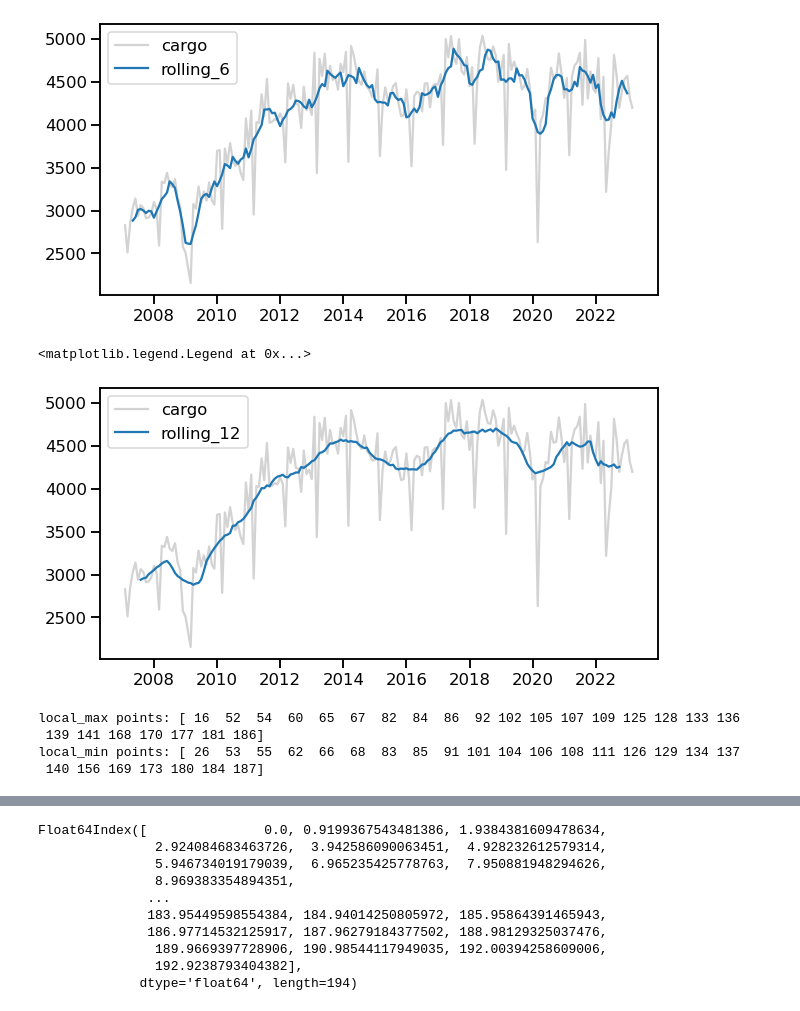
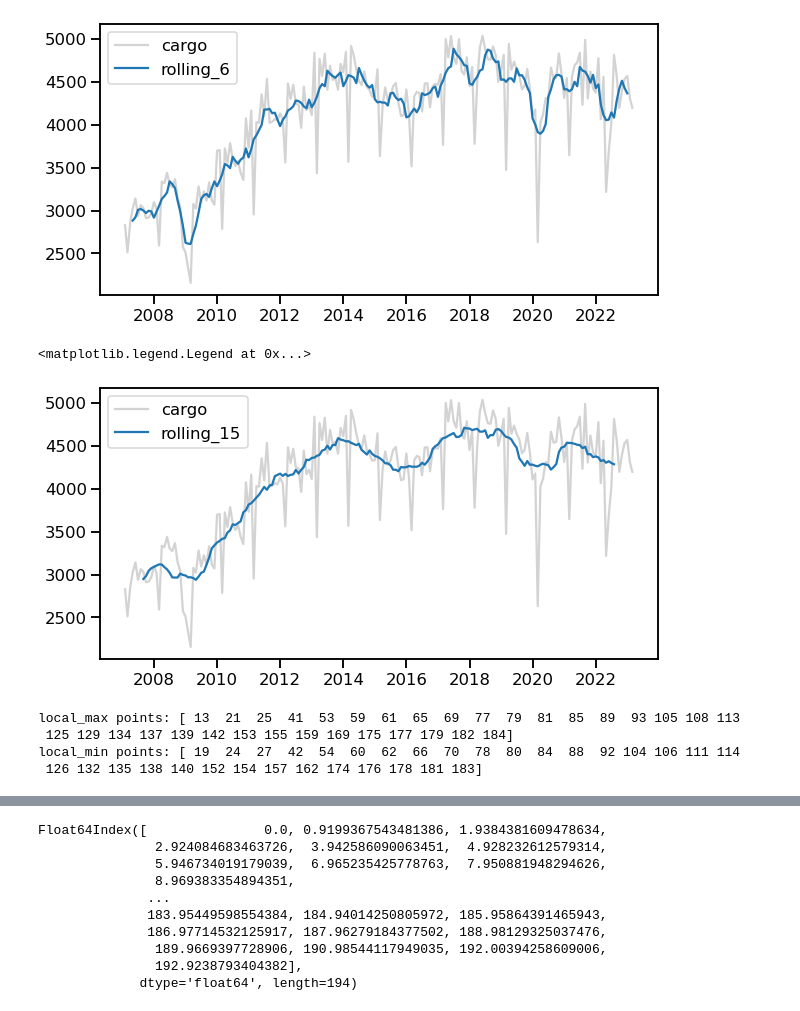
Before and after one commit to 21ckwj/project, a Jupyter notebook: project_container_freight_prediction/2. 데이터분석 및 예측.ipynb, the cells around one changed output, grey strips where cells are left out. Saved outputs shown, nothing was run; the diff lists cells and outputs as text; code cells hidden in the pictures.

```diff
--- a/project_container_freight_prediction/2. 데이터분석 및 예측.ipynb
+++ b/project_container_freight_prediction/2. 데이터분석 및 예측.ipynb
@@ -377,17 +379,17 @@ ax.legend()
 <matplotlib.legend.Legend at 0x...>
 [figure]
 # %%
-window = 12
+window = 15
 df_rolling = df_.rolling(window=window,center=True).mean()
 
 fig,ax = plt.subplots(figsize=(10,5))
 
 ax.plot(df_.index, df_['cargo'], label='cargo',color='lightgray')
 ax.plot(df_rolling.index, df_rolling['cargo'], label=f'rolling_{window}')
 ax.legend()
 # %% [output]
 <matplotlib.legend.Legend at 0x...>
-[figure, old version]
+[figure, new version]
 # %%
 from scipy.signal import argrelextrema
 local_max_points = argrelextrema(np.array(df_rolling['cargo']), np.greater)[0]
@@ -396,10 +398,10 @@ print(f"local_max points: {local_max_points}")
 local_min_points = argrelextrema(np.array(df_rolling['cargo']), np.less)[0]
 print(f"local_min points: {local_min_points}")
 # %% [output]
-local_max points: [ 16  52  54  60  65  67  82  84  86  92 102 105 107 109 125 128 133 136
- 139 141 168 170 177 181 186]
-local_min points: [ 26  53  55  62  66  68  83  85  91 101 104 106 108 111 126 129 134 137
- 140 156 169 173 180 184 187]
+local_max points: [ 13  21  25  41  53  59  61  65  69  77  79  81  85  89  93 105 108 113
+ 125 129 134 137 139 142 153 155 159 169 175 177 179 182 184]
+local_min points: [ 19  24  27  42  54  60  62  66  70  78  80  84  88  92 104 106 111 114
+ 126 132 135 138 140 152 154 157 162 174 176 178 181 183]
 # %%
 df_rolling['cargo'].plot()
 # %% [output]
```
Also changed, not shown: parts of 9 cells of this notebook.
